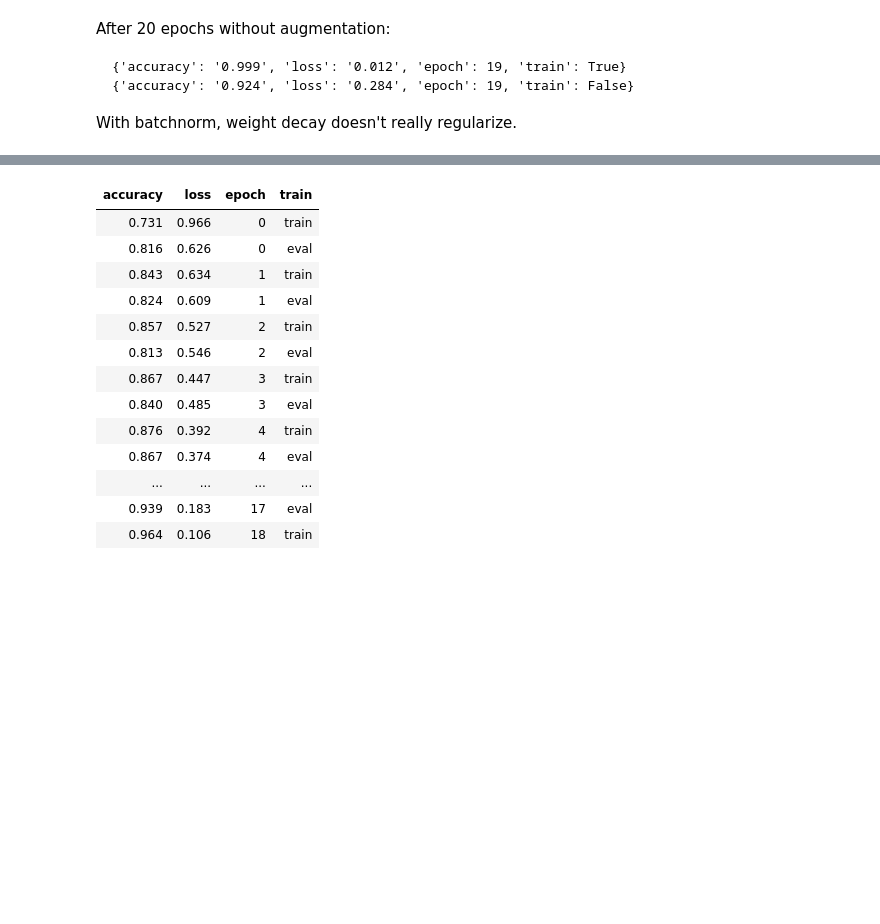
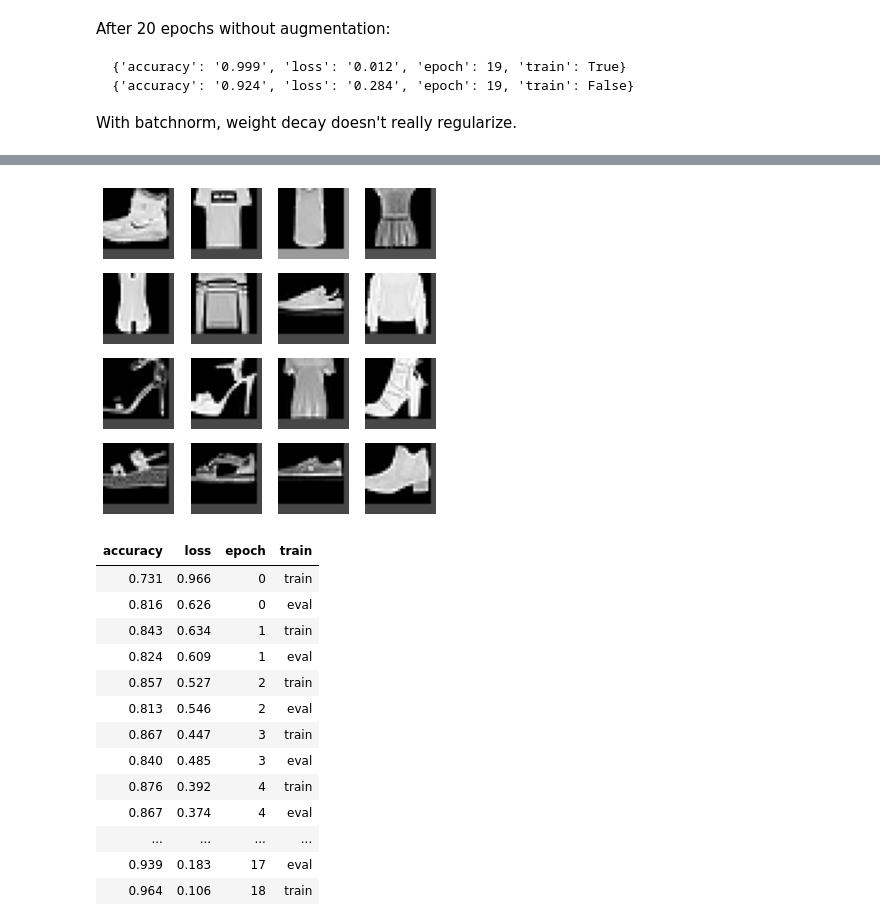
Before and after one commit to fastai/course22p2, a Jupyter notebook: nbs/14_augment.ipynb, the cells around one changed output, grey strips where cells are left out. Saved outputs shown, nothing was run; the diff lists cells and outputs as text; code cells hidden in the pictures; blank space fills up the shorter version.

```diff
--- a/nbs/14_augment.ipynb
+++ b/nbs/14_augment.ipynb
@@ -286,3 +293,7 @@ show_images(xb[:16], imsize=1.5)
+# %%
+learn.show_image_batch(max_n=16, imsize=(1.5))
+# %% [output]
+[figure, added]
 # %%
 tfms = nn.Sequential(transforms.RandomCrop(28, padding=1),
                      transforms.RandomHorizontalFlip())
```
Also changed, not shown: parts of 11 cells of this notebook, 4 other files.
